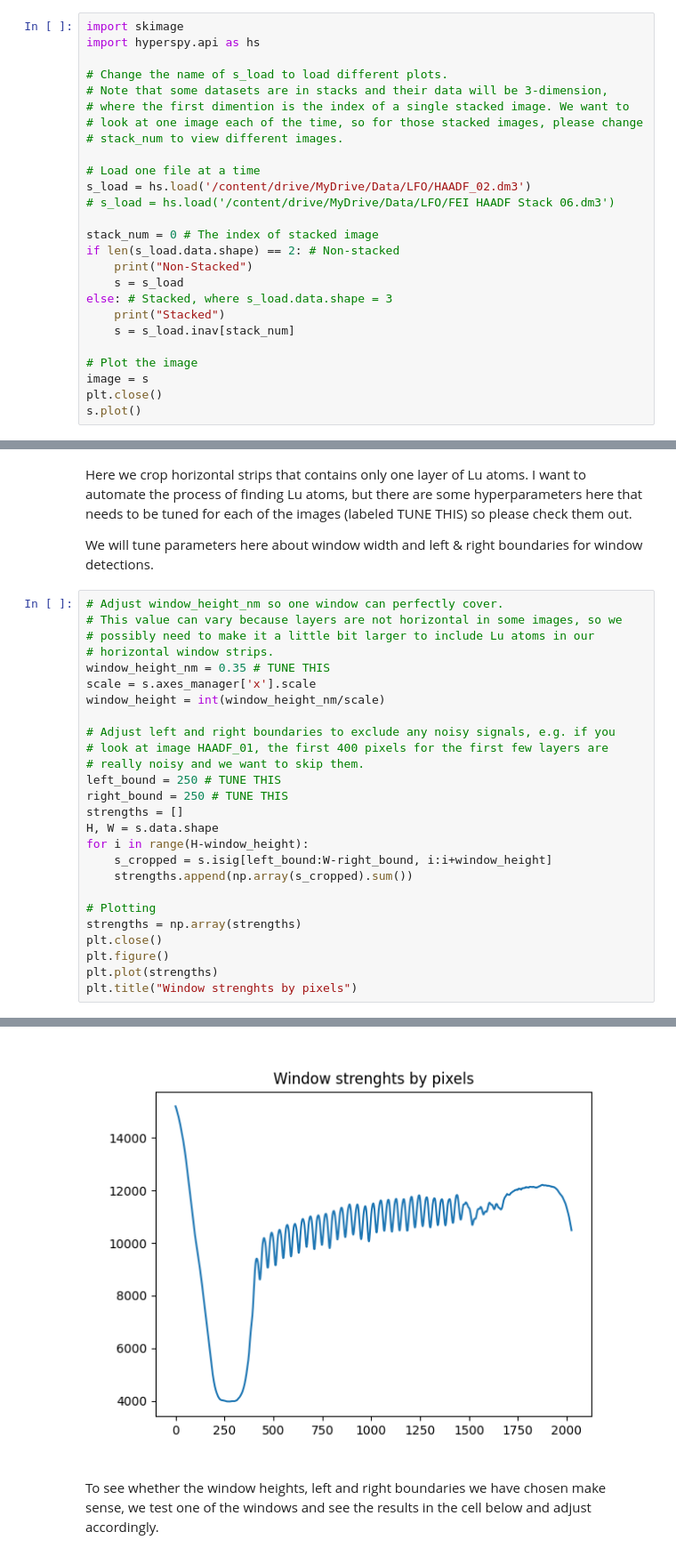
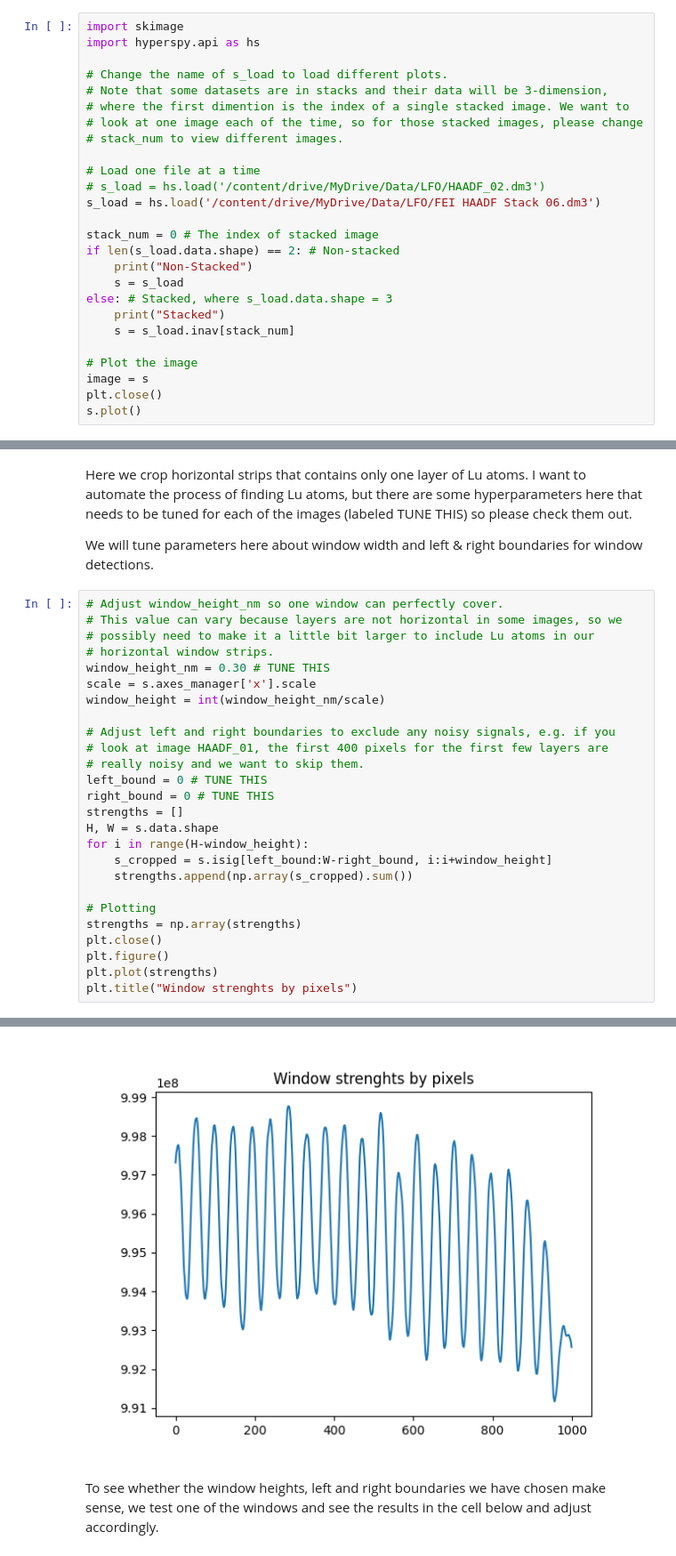
Before and after one commit to jiananwu72/LuFeO3Detect, a Jupyter notebook: LuFeO3/LFOWindowingAutomated.ipynb, the cells around one changed output, grey strips where cells are left out. Shown at 89% size. Drawn from its saved outputs; the diff is of its cells as text.

```diff
--- a/LuFeO3/LFOWindowingAutomated.ipynb
+++ b/LuFeO3/LFOWindowingAutomated.ipynb
@@ -41,8 +41,8 @@ import hyperspy.api as hs
 # stack_num to view different images.
 
 # Load one file at a time
-s_load = hs.load('/content/drive/MyDrive/Data/LFO/HAADF_02.dm3')
-# s_load = hs.load('/content/drive/MyDrive/Data/LFO/FEI HAADF Stack 06.dm3')
+# s_load = hs.load('/content/drive/MyDrive/Data/LFO/HAADF_02.dm3')
+s_load = hs.load('/content/drive/MyDrive/Data/LFO/FEI HAADF Stack 06.dm3')
 
 stack_num = 0 # The index of stacked image
 if len(s_load.data.shape) == 2: # Non-stacked
@@ -66,32 +66,32 @@ We will tune parameters here about window width and left & right boundaries for
 # %%
 # Adjust window_height_nm so one window can perfectly cover.
 # This value can vary because layers are not horizontal in some images, so we
 # possibly need to make it a little bit larger to include Lu atoms in our
 # horizontal window strips.
-window_height_nm = 0.35 # TUNE THIS
+window_height_nm = 0.30 # TUNE THIS
 scale = s.axes_manager['x'].scale
 window_height = int(window_height_nm/scale)
 
 # Adjust left and right boundaries to exclude any noisy signals, e.g. if you
 # look at image HAADF_01, the first 400 pixels for the first few layers are
 # really noisy and we want to skip them.
-left_bound = 250 # TUNE THIS
-right_bound = 250 # TUNE THIS
+left_bound = 0 # TUNE THIS
+right_bound = 0 # TUNE THIS
 strengths = []
 H, W = s.data.shape
 for i in range(H-window_height):
     s_cropped = s.isig[left_bound:W-right_bound, i:i+window_height]
     strengths.append(np.array(s_cropped).sum())
 
 # Plotting
 strengths = np.array(strengths)
 plt.close()
 plt.figure()
 plt.plot(strengths)
 plt.title("Window strenghts by pixels")
 # %% [output]
 Text(0.5, 1.0, 'Window strenghts by pixels')
-[figure, old version]
+[figure, new version]
 # %% [markdown]
 To see whether the window heights, left and right boundaries we have chosen make sense, we test one of the windows and see the results in the cell below and adjust accordingly.
 # %%
```
Also changed, not shown: parts of 8 cells of this notebook.
